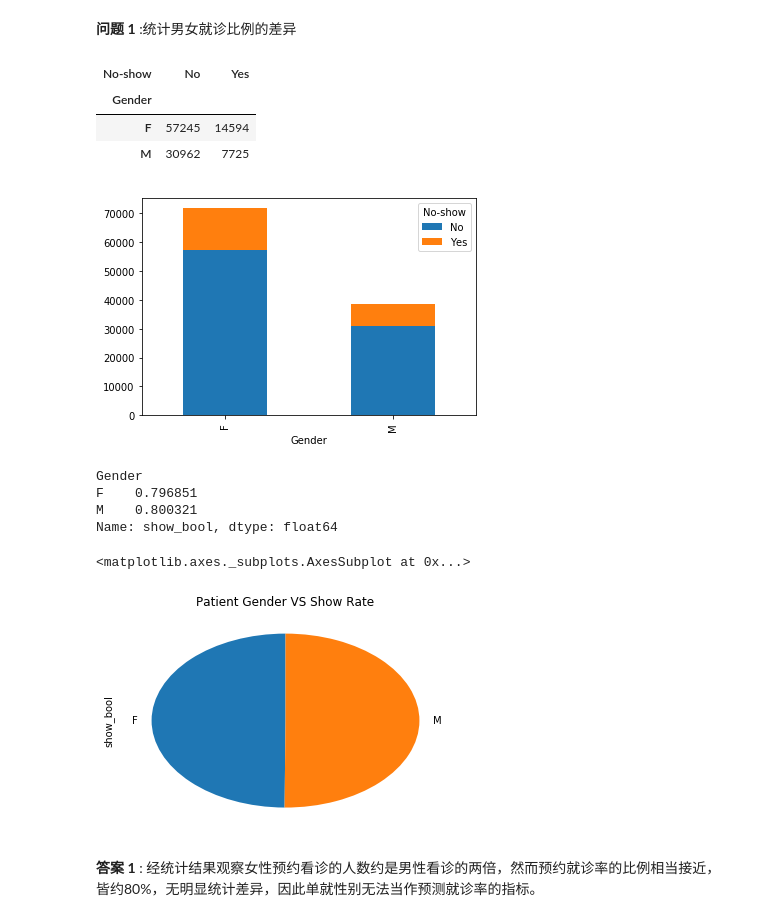
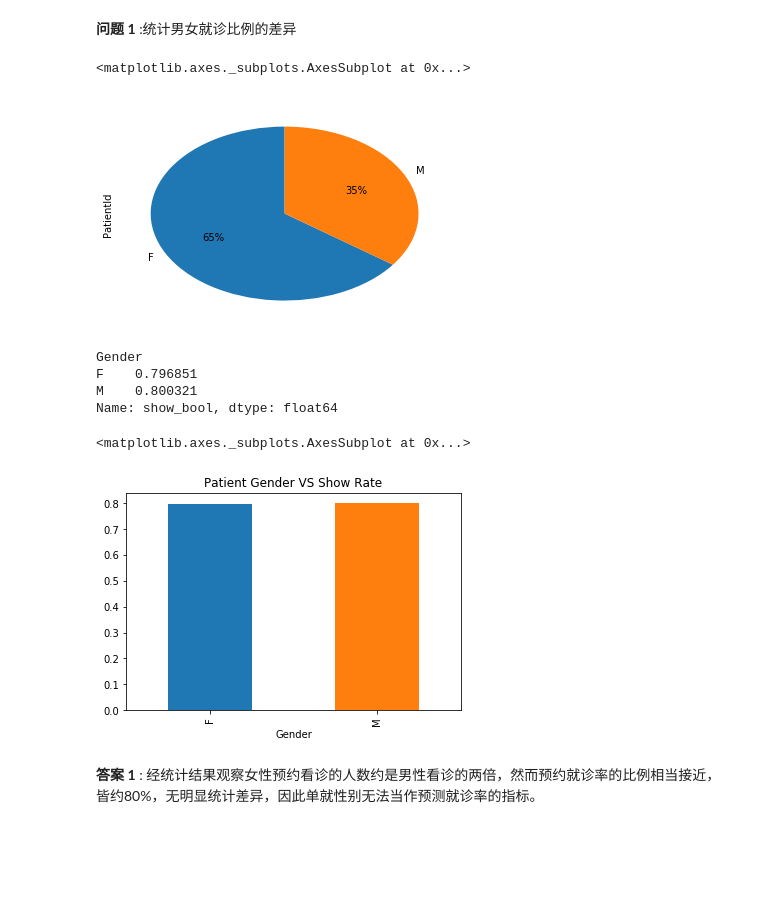
Before and after one commit to andy74911/Udacity, a Jupyter notebook: Machine Learning (Junior)/探索数据集/于巴西未前往就诊的挂号预约探讨.ipynb, the cells around one changed output. Saved outputs shown, nothing was run; the diff lists cells and outputs as text; code cells hidden in the pictures; blank space fills up the shorter version.

Commit message:
Modify the Gender VS Population

```diff
--- a/Machine Learning (Junior)/探索数据集/于巴西未前往就诊的挂号预约探讨.ipynb
+++ b/Machine Learning (Junior)/探索数据集/于巴西未前往就诊的挂号预约探讨.ipynb
@@ -73,26 +73,22 @@ Age data type: {0, 1, 2, 3, 4, 5, 6, 7, 8, 9, 10, 11, 12, 13, 14, 15, 16, 17, 18
 **问题 1** :统计男女就诊比例的差异
 # %%
 df['show_bool'] = df['No-show'].map({'Yes':0, 'No':1})
-gender_show = df.groupby(['Gender','No-show'])['PatientId'].count()
-gender_show.unstack().plot(kind = 'bar', stacked = 'True')
-gender_show.unstack()
+gender_show = df.groupby('Gender')['PatientId'].count()
+gender_show.plot(kind = 'pie', startangle = 90, autopct = '%.0f%%')
 # %% [output]
-| No-show | No | Yes |
-| Gender |  |  |
-| F | 57245 | 14594 |
-| M | 30962 | 7725 |
+<matplotlib.axes._subplots.AxesSubplot at 0x...>
-[figure, old version]
+[figure, new version]
 # %%
 gender_ratio = df.groupby('Gender')['show_bool'].mean()
 print(gender_ratio)
-gender_ratio.plot(kind = 'pie', startangle = 90, title = 'Patient Gender VS Show Rate')
+gender_ratio.plot(kind = 'bar', title = 'Patient Gender VS Show Rate')
 # %% [output]
 Gender
 F    0.796851
 M    0.800321
 Name: show_bool, dtype: float64
 <matplotlib.axes._subplots.AxesSubplot at 0x...>
-[figure, old version]
+[figure, new version]
 # %% [markdown]
 **答案 1** : 经统计结果观察女性预约看诊的人数约是男性看诊的两倍，然而预约就诊率的比例相当接近，皆约80%，无明显统计差异，因此单就性别无法当作预测就诊率的指标。
 # %% [markdown]
```
Also changed, not shown: parts of 6 cells of this notebook, 1 other file.
